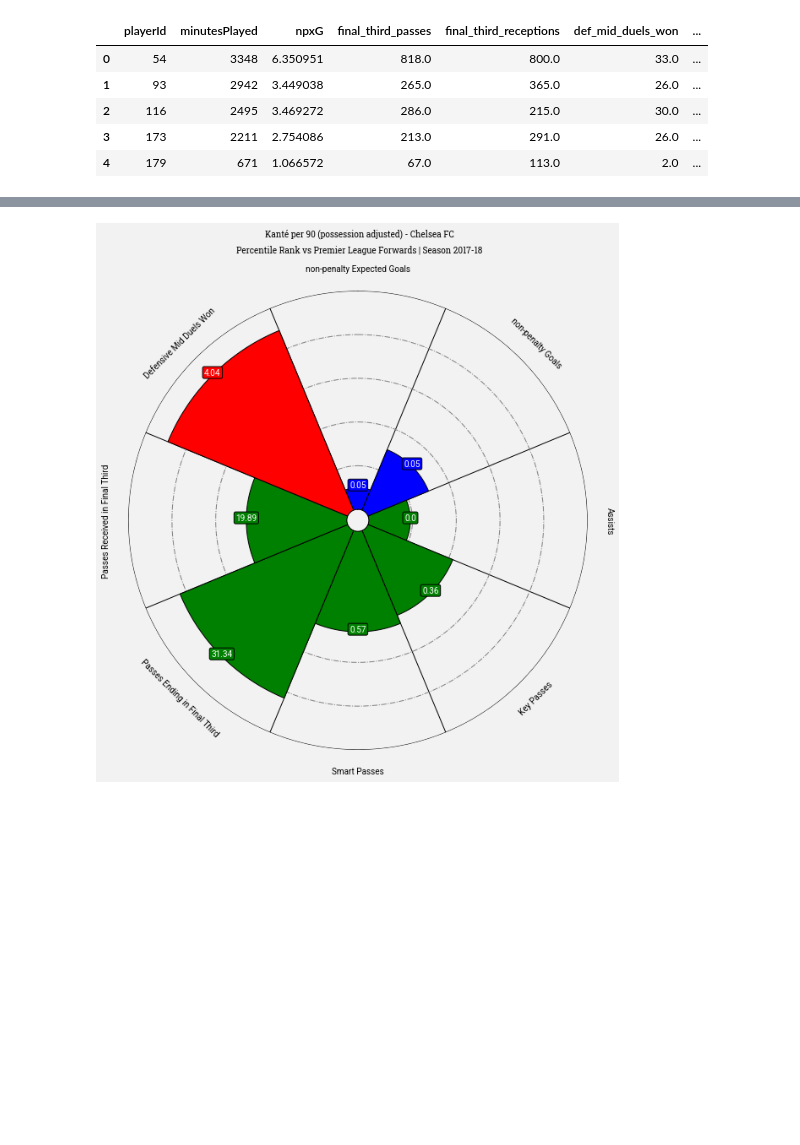
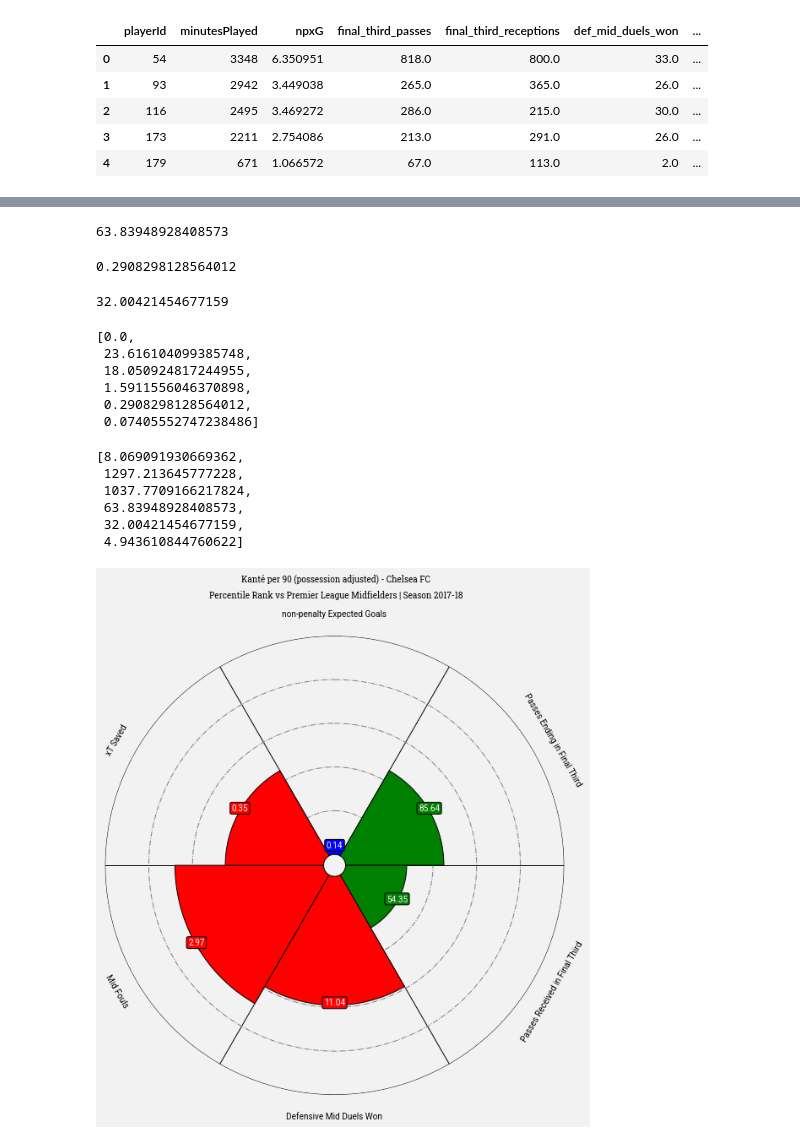
Before and after one commit to yashkarle/soccer-ds-stats, a Jupyter notebook: Projects/4UppsalaMMS/3_StatsScouting/radar_plots_example.ipynb, the cells around one changed output, grey strips where cells are left out. Saved outputs shown, nothing was run; the diff lists cells and outputs as text; code cells hidden in the pictures; blank space fills up the shorter version.

```diff
--- a/Projects/4UppsalaMMS/3_StatsScouting/radar_plots_example.ipynb
+++ b/Projects/4UppsalaMMS/3_StatsScouting/radar_plots_example.ipynb
@@ -415,8 +671,8 @@ summary = pd.DataFrame(players, columns = ["playerId"])
 summary = summary.merge(npxg, how="left", on=["playerId"])\
                 .merge(final_third, how="left", on=["playerId"])\
                 .merge(def_mid_duels, how="left", on=["playerId"])\
-                .merge(smart_passes, how="left", on=["playerId"])\
-                .merge(gakp, how="left", on=["playerId"])
+                .merge(mid_fouls, how="left", on=["playerId"])\
+                .merge(xT_saved_by_player, how="left", on=["playerId"])
 summary = minutes.merge(summary, how="left", on=["playerId"])
 
 summary = summary.fillna(0)
@@ -588,10 +850,11 @@ possession_dict
  '447254': {'team_passes': 98, 'all_passes': 269},
  '134708': {'team_passes': 69, 'all_passes': 177}}
 # %%
-#calculate possession for each player
-percentage_dict = {key: value["team_passes"]/value["all_passes"] if value["all_passes"] > 0 else 0 for key, value in possession_dict.items()}
+#calculate per 100 opposition touches possession for each player
+percentage_dict = {key: ((value["all_passes"]-value["team_passes"]))
+                   if (value["all_passes"]-value["team_passes"]) > 0 else 0 for key, value in possession_dict.items()}
 #create a dataframe
-percentage_df = pd.DataFrame(percentage_dict.items(), columns = ["playerId", "possession"])
+percentage_df = pd.DataFrame(percentage_dict.items(), columns = ["playerId", "oppTouches"])
 percentage_df["playerId"] = percentage_df["playerId"].astype(int)
 
 #merge it
@@ -635,15 +947,16 @@ summary_adjusted.head()
 kante_adjusted = summary_adjusted.loc[summary_adjusted["shortName"] == "N. Kanté"]
 
 #columns similar together
-kante_adjusted = kante_adjusted[[
-    'npxG_adjusted_per90', "goals_adjusted_per90",
-    "assists_adjusted_per90", "key_passes_adjusted_per90", "smart_passes_adjusted_per90",
-    "final_third_passes_adjusted_per90", "final_third_receptions_adjusted_per90",
-    "def_mid_duels_won_adjusted_per90"]]
-    # "ground_duels_won_adjusted_per90", "air_duels_won_adjusted_per90"]]
+# kante_adjusted = kante_adjusted[[
+#     'npxG_adjusted_per90', "goals_adjusted_per90",
+#     "assists_adjusted_per90", "key_passes_adjusted_per90",
+#     # "smart_passes_adjusted_per90",
+#     "final_third_passes_adjusted_per90", "final_third_receptions_adjusted_per90",
+#     "def_mid_duels_won_adjusted_per90", "mid_fouls_adjusted_per90"]]
+#     # "ground_duels_won_adjusted_per90", "air_duels_won_adjusted_per90"]]
 
 #take only necessary columns - exclude playerId
-adjusted_columns = kante_adjusted.columns[:]
+adjusted_columns = kante_adjusted.columns[1:9]
 
 #values to mark on the plot
 values = [round(kante_adjusted[column].iloc[0],2) for column in adjusted_columns]
@@ -662,2 +979,2 @@ values
 # %%
-percentiles
+percentiles[-2] = 100 - percentiles[-2]
@@ -666,11 +989,46 @@ percentiles
+# %%
+summary_adjusted['def_mid_duels_won_adjusted_per90'].max()
+# %% [output]
+63.83948928408573
+# %%
+summary_adjusted['mid_fouls_adjusted_per90'].min()
+# %% [output]
+0.2908298128564012
+# %%
+summary_adjusted['mid_fouls_adjusted_per90'].max()
+# %% [output]
+32.00421454677159
+# %%
+min_range
+# %% [output]
+[0.0,
+ 23.616104099385748,
+ 18.050924817244955,
+ 1.5911556046370898,
+ 0.2908298128564012,
+ 0.07405552747238486]
+# %%
+max_range
+# %% [output]
+[8.069091930669362,
+ 1297.213645777228,
+ 1037.7709166217824,
+ 63.83948928408573,
+ 32.00421454677159,
+ 4.943610844760622]
 # %%
 names = [
-    "non-penalty Expected Goals", "non-penalty Goals",
-    "Assists", "Key Passes", "Smart Passes", "Passes Ending in Final Third", "Passes Received in Final Third",
-    "Defensive Mid Duels Won"]
+    "non-penalty Expected Goals",
+    # "non-penalty Goals",
+    # "Assists", "Key Passes",
+    # "Smart Passes",
+    "Passes Ending in Final Third", "Passes Received in Final Third",
+    "Defensive Mid Duels Won", "Mid Fouls", "xT Saved"]
     # "Offensive Ground Duels Won", "Air Duels Won"]
 baker = PyPizza(
     params=names,                   # list of parameters
+    # min_range=min_range,
+    # max_range=max_range,
     straight_line_color="#000000",  # color for straight lines
     straight_line_lw=1,             # linewidth for straight lines
     last_circle_lw=1,               # linewidth of last circle
@@ -678,8 +1036,8 @@ baker = PyPizza(
     other_circle_ls="-."            # linestyle for other circles
 )
 
-slice_colors = ["blue"] * 2 + ["green"] * 5 + ["red"] * 1
-text_colors = ["white"]*8
+slice_colors = ["blue"] * 1 + ["green"] * 2 + ["red"] * 3
+text_colors = ["white"]*6
 font_normal = FontManager(("https://github.com/google/fonts/blob/main/apache/roboto/" "Roboto%5Bwdth,wght%5D.ttf?raw=true"))
 font_italic = FontManager(("https://github.com/google/fonts/blob/main/apache/roboto/" "Roboto-Italic%5Bwdth,wght%5D.ttf?raw=true"))
 font_bold = FontManager(("https://github.com/google/fonts/blob/main/apache/robotoslab/" "RobotoSlab%5Bwght%5D.ttf?raw=true"))
@@ -719,32 +1077,32 @@ fig, ax = baker.make_pizza(
 )
 
 #putting text
 texts = baker.get_value_texts()
 for i, text in enumerate(texts):
     text.set_text(str(values[i]))
 
 # add title
 fig.text(
     0.515,
     0.97,
     "Kanté per 90 (possession adjusted) - Chelsea FC",
     size=18,
     ha="center",
     fontproperties=font_bold.prop,
     color="#000000"
 )
 
 # add subtitle
 fig.text(
     0.515,
     0.942,
-    "Percentile Rank vs Premier League Forwards | Season 2017-18",
+    "Percentile Rank vs Premier League Midfielders | Season 2017-18",
     size=15,
     ha="center",
     fontproperties=font_bold.prop,
     color="#000000"
 )
 
 plt.show()
 # %% [output]
-[figure, old version]
+[figure, new version]
```
Also changed, not shown: parts of 31 cells of this notebook, 5 other files.
